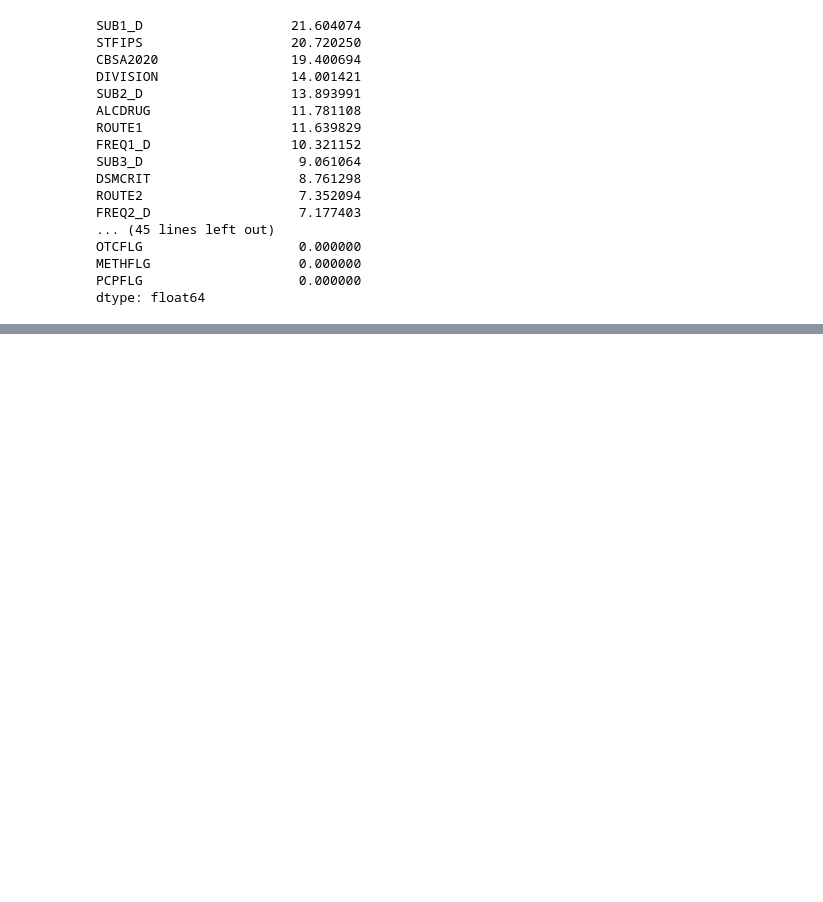
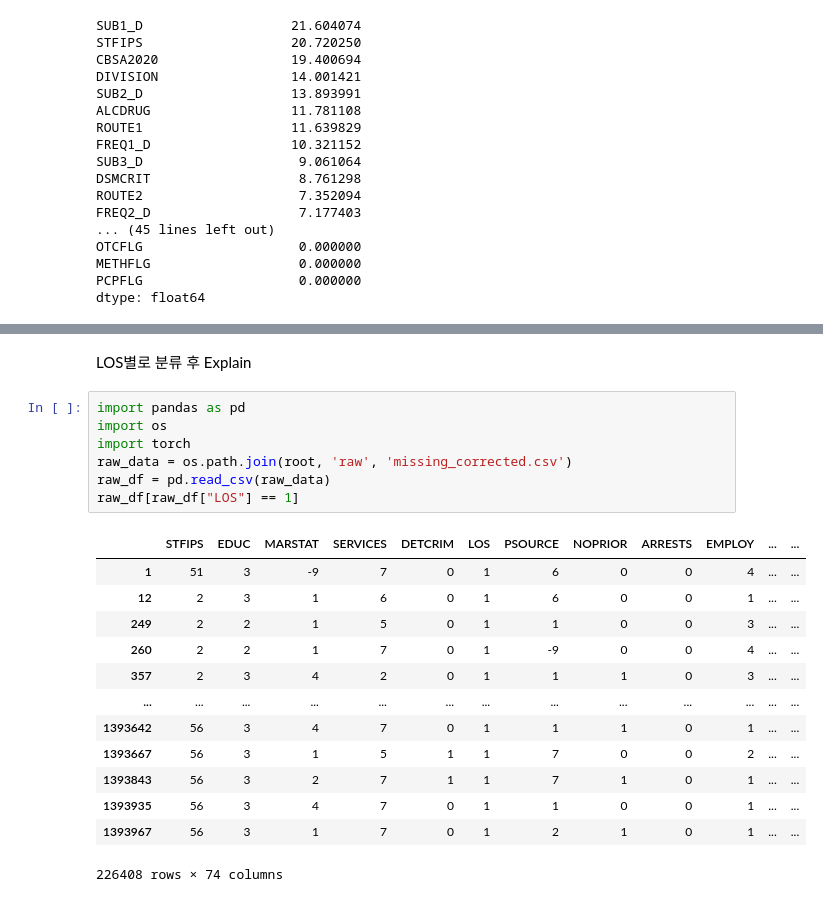
Before and after one commit to loveiscomplicated/GNN_phase_2, a Jupyter notebook: analyze/edge_mask_mean_analyse.ipynb, the cells around one changed output, grey strips where cells are left out. Cells and saved outputs as stored; diff of their text form; blank space fills up the shorter version.

```diff
--- a/analyze/edge_mask_mean_analyse.ipynb
+++ b/analyze/edge_mask_mean_analyse.ipynb
@@ -225,0 +294,23 @@ dtype: float64
+# %% [markdown]
+LOS별로 분류 후 Explain
+# %%
+import pandas as pd
+import os
+import torch
+raw_data = os.path.join(root, 'raw', 'missing_corrected.csv')
+raw_df = pd.read_csv(raw_data)
+raw_df[raw_df["LOS"] == 1]
+# %% [output]
+|  | STFIPS | EDUC | MARSTAT | SERVICES | DETCRIM | LOS | PSOURCE | NOPRIOR | ARRESTS | EMPLOY | ... | ... |
+| 1 | 51 | 3 | -9 | 7 | 0 | 1 | 6 | 0 | 0 | 4 | ... | ... |
+| 12 | 2 | 3 | 1 | 6 | 0 | 1 | 6 | 0 | 0 | 1 | ... | ... |
+| 249 | 2 | 2 | 1 | 5 | 0 | 1 | 1 | 0 | 0 | 3 | ... | ... |
+| 260 | 2 | 2 | 1 | 7 | 0 | 1 | -9 | 0 | 0 | 4 | ... | ... |
+| 357 | 2 | 3 | 4 | 2 | 0 | 1 | 1 | 1 | 0 | 3 | ... | ... |
+| ... | ... | ... | ... | ... | ... | ... | ... | ... | ... | ... | ... | ... |
+| 1393642 | 56 | 3 | 4 | 7 | 0 | 1 | 1 | 1 | 0 | 1 | ... | ... |
+| 1393667 | 56 | 3 | 1 | 5 | 1 | 1 | 7 | 0 | 0 | 2 | ... | ... |
+| 1393843 | 56 | 3 | 2 | 7 | 1 | 1 | 7 | 1 | 0 | 1 | ... | ... |
+| 1393935 | 56 | 3 | 4 | 7 | 0 | 1 | 1 | 0 | 0 | 1 | ... | ... |
+| 1393967 | 56 | 3 | 1 | 7 | 0 | 1 | 2 | 1 | 0 | 1 | ... | ... |
+226408 rows × 74 columns
```
Also changed, not shown: parts of 13 cells of this notebook, 13 other files.
